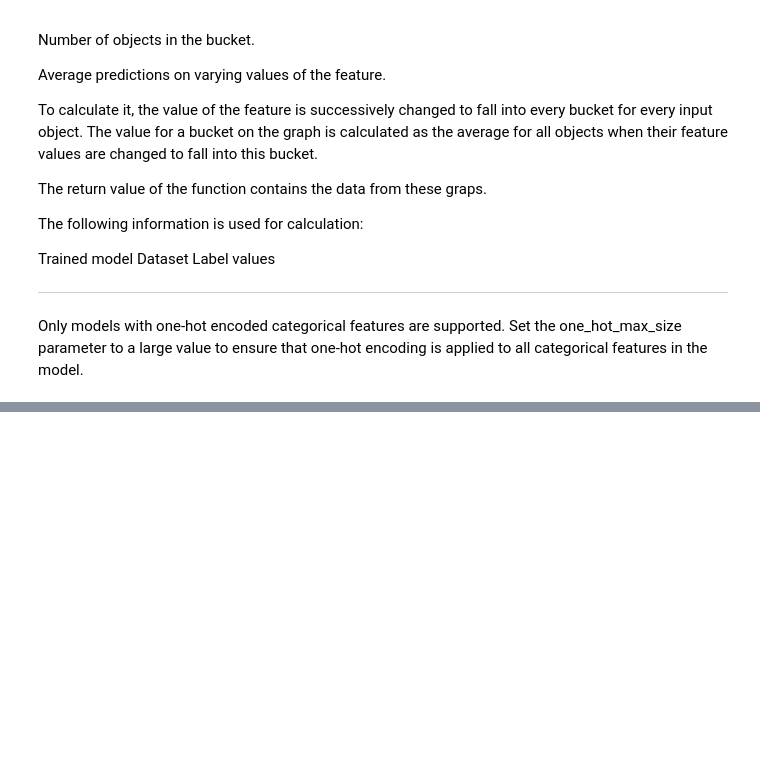
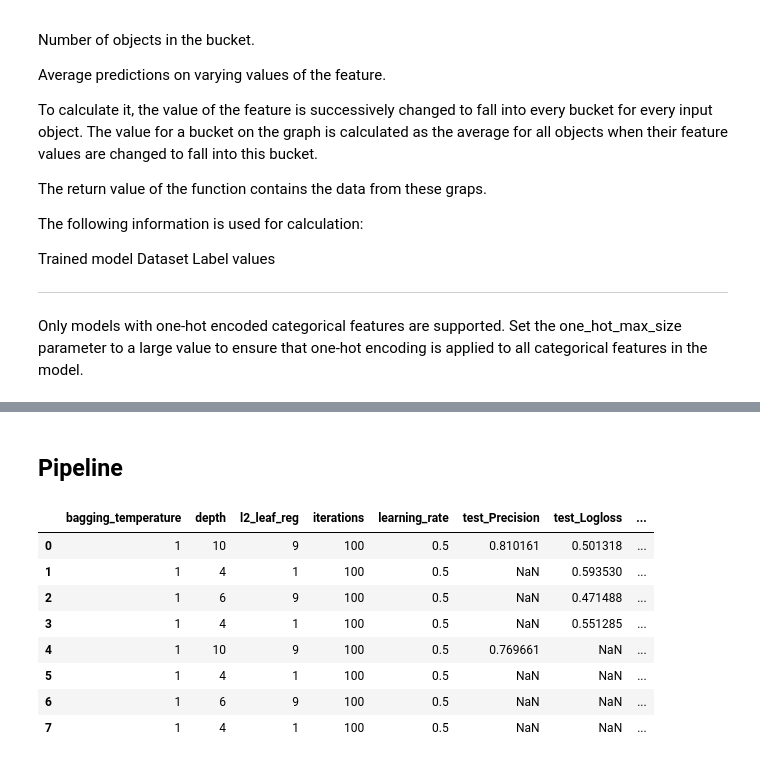
Before and after one commit to badpocyk/CatBoostResearching, a Jupyter notebook: Align.ipynb, the cells around one changed output, grey strips where cells are left out. Cells and saved outputs as stored; diff of their text form; code cells hidden in the pictures; blank space fills up the shorter version.

```diff
--- a/Align.ipynb
+++ b/Align.ipynb
@@ -305,0 +302,32 @@ model.calc_feature_statistics(train_pool,feature='Age', plot=True)
+# %% [markdown]
+## Pipeline
+# %%
+losses = ['Logloss', 'CrossEntropy']
+evals = ['Precision', 'Recall', 'F1', 'AUC']
+grid_search_results = []
+
+for loss_function in losses:
+    for eval_metric in evals:
+        model = CatBoostClassifier(loss_function=loss_function, eval_metric=eval_metric, one_hot_max_size=10)
+        cv = RepeatedKFold(n_splits = 5, n_repeats = 1)
+        grid_search_result = model.grid_search(grid, train_pool, cv = cv, verbose = False)
+        parametrs = grid_search_result['params']
+        parametrs.update({'test_' + eval_metric:list(pd.DataFrame(
+                                                    grid_search_result['cv_results'])['test-' + eval_metric + '-mean']
+                                                    )[-1]})
+        parametrs.update({'test_' + loss_function:list(pd.DataFrame(
+                                                    grid_search_result['cv_results'])['test-' + loss_function + '-mean']
+                                                    )[-1]})
+        grid_search_results.append(parametrs)
+# %%
+pd.DataFrame(grid_search_results)
+# %% [output]
+|  | bagging_temperature | depth | l2_leaf_reg | iterations | learning_rate | test_Precision | test_Logloss | ... |
+| 0 | 1 | 10 | 9 | 100 | 0.5 | 0.810161 | 0.501318 | ... |
+| 1 | 1 | 4 | 1 | 100 | 0.5 | NaN | 0.593530 | ... |
+| 2 | 1 | 6 | 9 | 100 | 0.5 | NaN | 0.471488 | ... |
+| 3 | 1 | 4 | 1 | 100 | 0.5 | NaN | 0.551285 | ... |
+| 4 | 1 | 10 | 9 | 100 | 0.5 | 0.769661 | NaN | ... |
+| 5 | 1 | 4 | 1 | 100 | 0.5 | NaN | NaN | ... |
+| 6 | 1 | 6 | 9 | 100 | 0.5 | NaN | NaN | ... |
+| 7 | 1 | 4 | 1 | 100 | 0.5 | NaN | NaN | ... |
```
Also changed, not shown: parts of 14 cells of this notebook.
